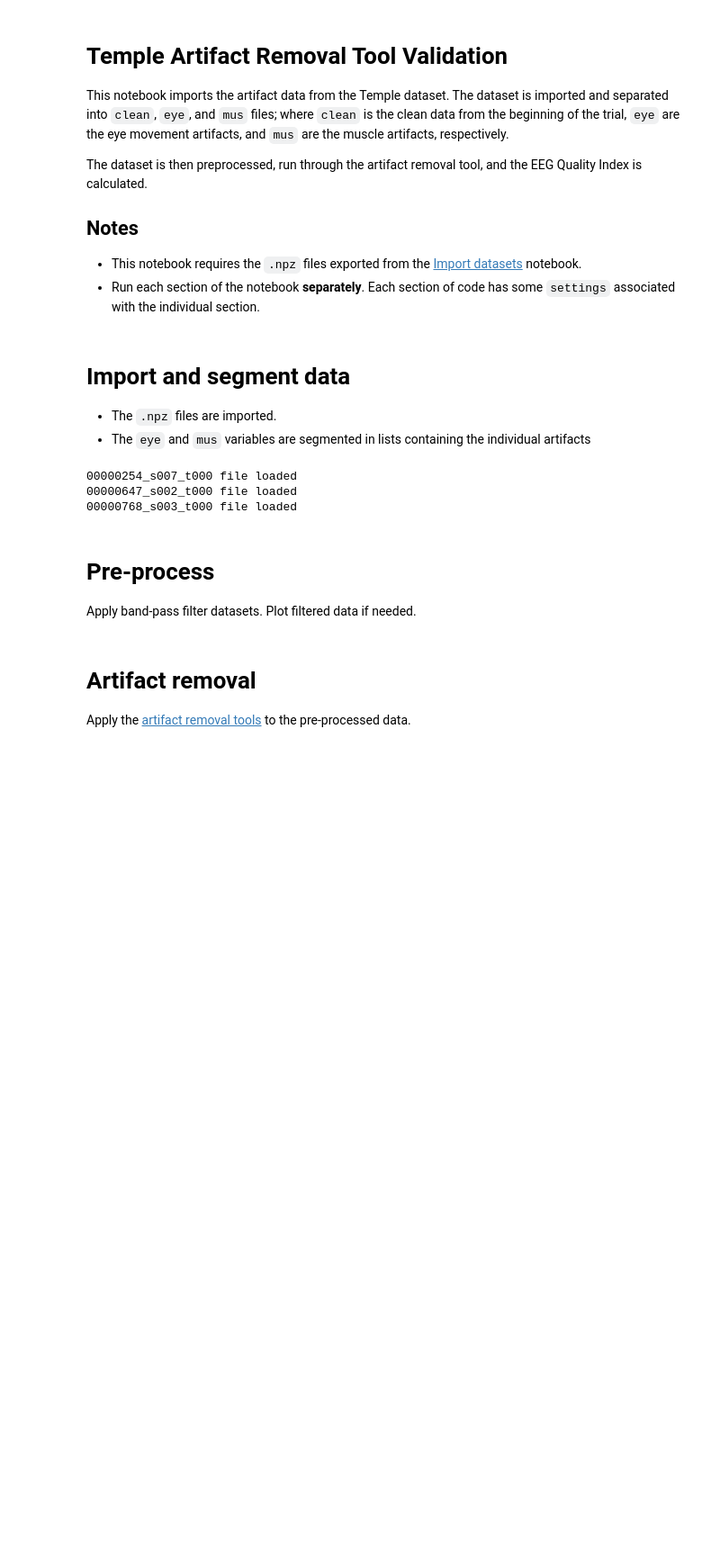
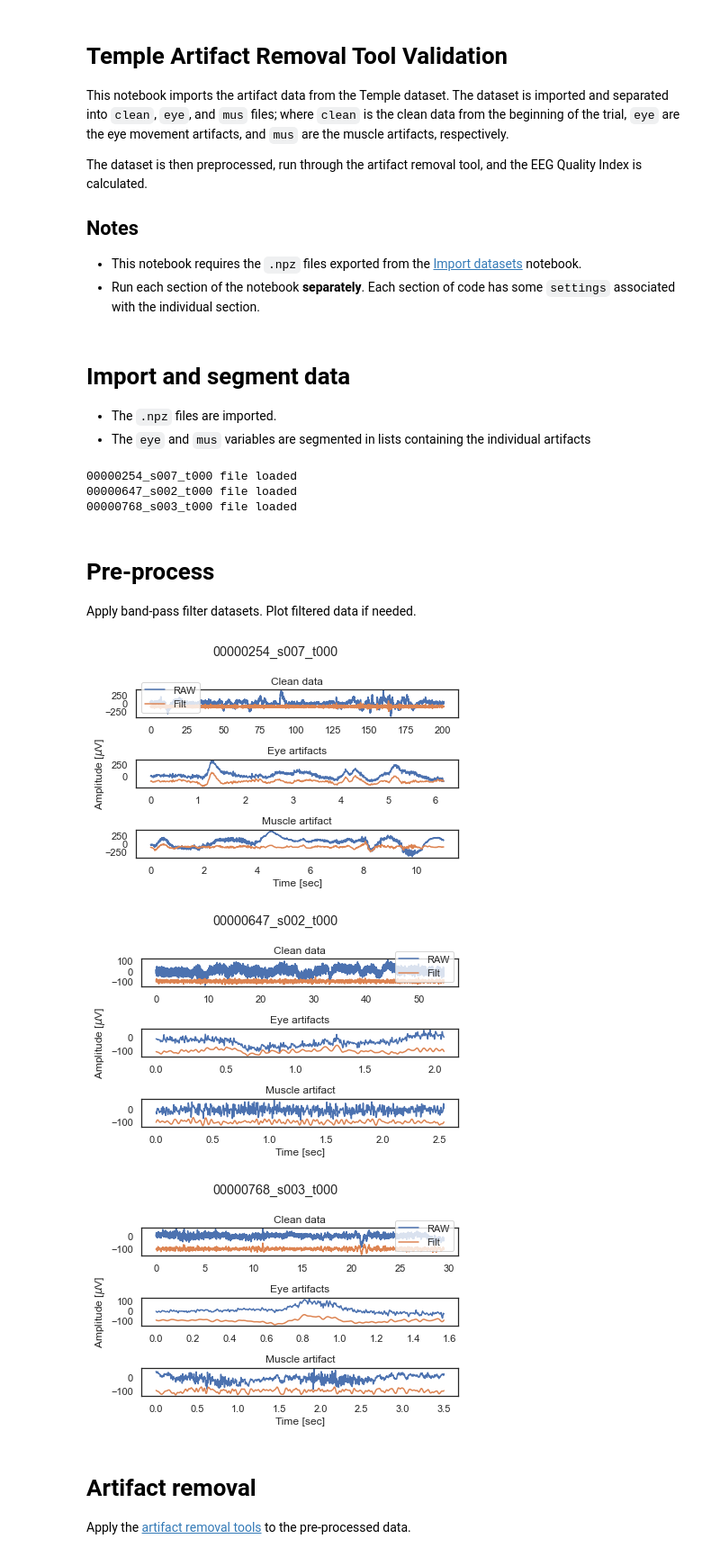
Before and after one commit to danielcomaduran/artifact-removal-tool-validation, a Jupyter notebook: Notebooks/02_Temple_Validation.ipynb, the cells around one changed output. Shown at 90% size. Cells and saved outputs as stored; diff of their text form; code cells hidden in the pictures; blank space fills up the shorter version.

```diff
--- a/Notebooks/02_Temple_Validation.ipynb
+++ b/Notebooks/02_Temple_Validation.ipynb
@@ -102,7 +102,7 @@ Apply band-pass filter datasets. Plot filtered data if needed.
 # %%
 #%% Settings
 # - Plot settings
-plot = False    # Boolean to plot pre-processed data
+plot = True    # Boolean to plot pre-processed data
 scale = 1e6     # Scale for EEG data
 offset = 100    # Offset for filtered data (after scaling)
 
@@ -127,33 +127,37 @@ for f,file in enumerate(edf_files):
 
     artifacts = len(mus_eeg[f])
     mus_pre_eeg[f] = [None] * artifacts
     for a in range(artifacts):
         mus_pre_eeg[f][a] = eeg_preprocessing.filter(f_type, mus_eeg[f][a], fc=fc, srate=int(srate[f]), order=f_order)
 
     if plot:
         fig, ax = plt.subplots(3,1)
         plt.suptitle(f"{file}")
 
         ax[0].set_title("Clean data")
         temp_time = np.linspace(0, np.max(np.shape(clean_eeg[f]))/srate[f], np.max(np.shape(clean_eeg[f])))
         ax[0].plot(temp_time, scale*clean_eeg[f][0,:], label="RAW")
         ax[0].plot(temp_time, scale*clean_pre_eeg[f][0,:] - offset, label="Filt")
         ax[0].legend()
 
         ax[1].set_title("Eye artifacts")
         temp_time = np.linspace(0, np.max(np.shape(eye_eeg[f][0]))/srate[f], np.max(np.shape(eye_eeg[f][0])))
         ax[1].plot(temp_time, scale*eye_eeg[f][0][0,:], label="RAW")
         ax[1].plot(temp_time, scale*eye_pre_eeg[f][0][0,:] - offset, label="Filt")
         ax[1].set_ylabel("Amplitude [$\mu$V]")
 
         ax[2].set_title("Muscle artifact")
         temp_time = np.linspace(0, np.max(np.shape(mus_eeg[f][0]))/srate[f], np.max(np.shape(mus_eeg[f][0])))
         ax[2].plot(temp_time, scale*mus_eeg[f][0][0,:], label="RAW")
         ax[2].plot(temp_time, scale*mus_pre_eeg[f][0][0,:] - offset, label="Filt")
         ax[2].set_xlabel("Time [sec]")
 
         del temp_time, artifacts
         plt.tight_layout()
+# %% [output]
+[figure, added]
+[figure, added]
+[figure, added]
 # %% [markdown]
 # Artifact removal
 
```
Also changed, not shown: parts of 6 cells of this notebook, 10 other files.
